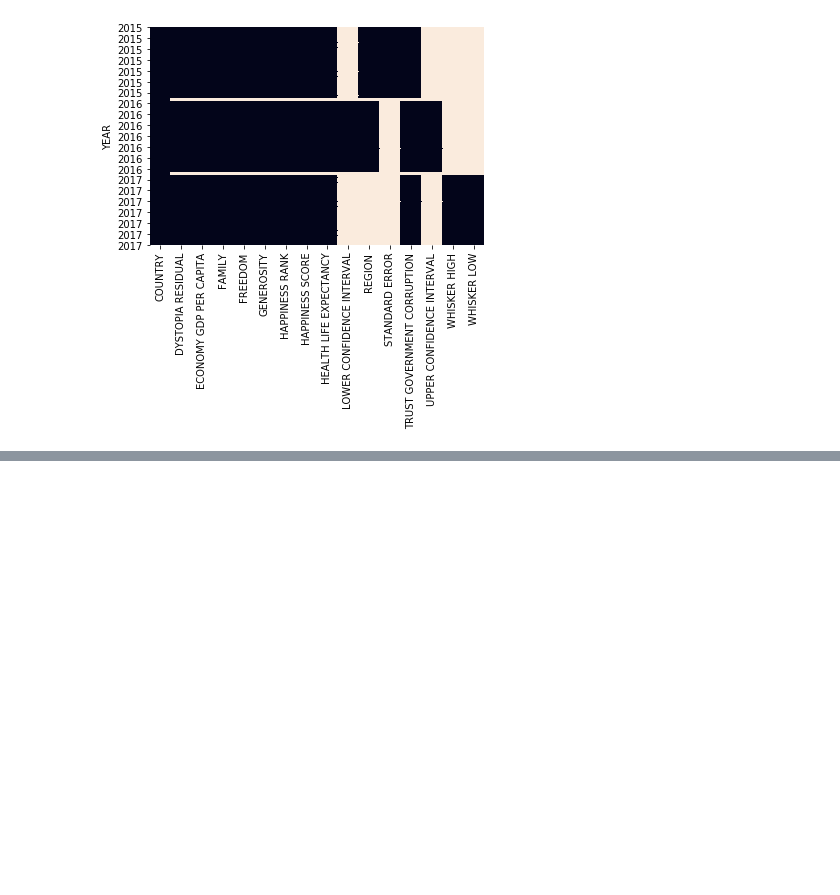
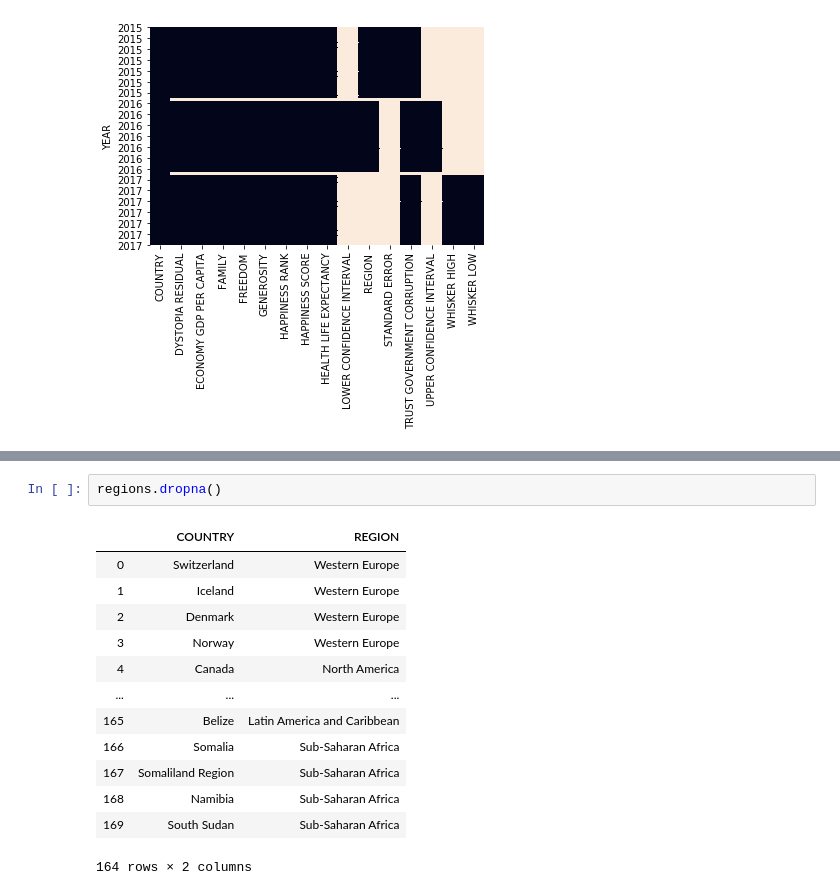
Before and after one commit to srinivasanprashant/World-Happiness-Report, a Jupyter notebook: data-analysis.ipynb, the cells around one changed output, grey strips where cells are left out. Cells and saved outputs as stored; diff of their text form; blank space fills up the shorter version.

```diff
--- a/data-analysis.ipynb
+++ b/data-analysis.ipynb
@@ -524,0 +603,16 @@ It looks like the REGION data is missing for the year 2017. Let's check that
+# %%
+regions.dropna()
+# %% [output]
+|  | COUNTRY | REGION |
+| 0 | Switzerland | Western Europe |
+| 1 | Iceland | Western Europe |
+| 2 | Denmark | Western Europe |
+| 3 | Norway | Western Europe |
+| 4 | Canada | North America |
+| ... | ... | ... |
+| 165 | Belize | Latin America and Caribbean |
+| 166 | Somalia | Sub-Saharan Africa |
+| 167 | Somaliland Region | Sub-Saharan Africa |
+| 168 | Namibia | Sub-Saharan Africa |
+| 169 | South Sudan | Sub-Saharan Africa |
+164 rows × 2 columns
```
Also changed, not shown: parts of 12 cells of this notebook.
